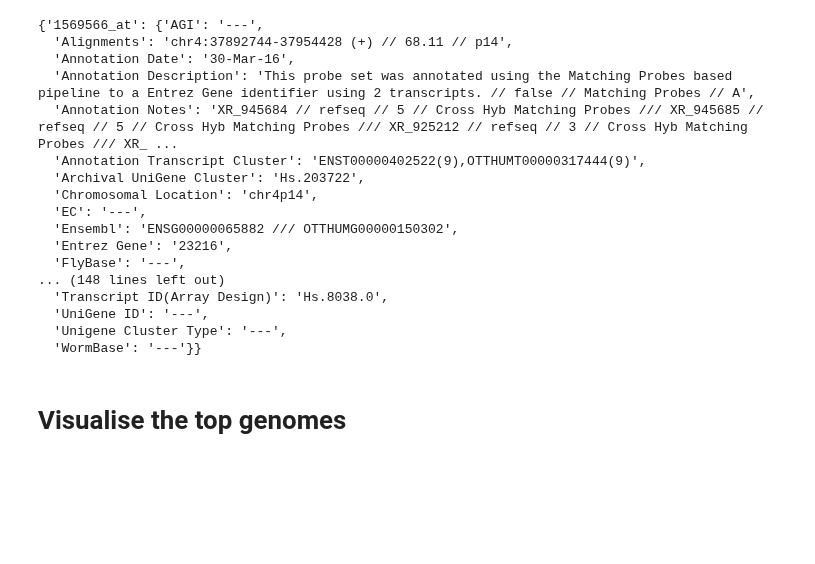
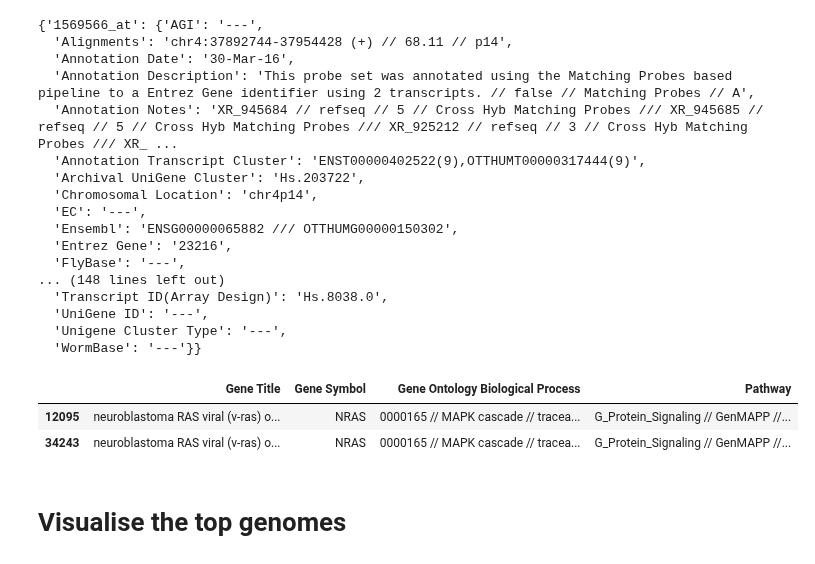
Before and after one commit to bramiozo/RexR, a Jupyter notebook: notebook_classification.ipynb, the cells around one changed output. Saved outputs shown, nothing was run; the diff lists cells and outputs as text; code cells hidden in the pictures; blank space fills up the shorter version.

```diff
--- a/notebook.ipynb
+++ b/notebook_classification.ipynb
@@ -478,6 +479,18 @@ probeset_to_genome_map
   'UniGene ID': '---',
   'Unigene Cluster Type': '---',
   'WormBase': '---'}}
+# %%
+mapping_data = pd.read_csv('_data/genomic_data/mapping-data/HG-U133_Plus_2.na36annot.txt',
+                           usecols = ['Pathway',
+                                      'Gene Title',
+                                      'Gene Symbol',
+                                      'Gene Ontology Biological Process'], sep='\t')
+# %%
+mapping_data.loc[mapping_data['Gene Symbol']=='NRAS']
+# %% [output]
+|  | Gene Title | Gene Symbol | Gene Ontology Biological Process | Pathway |
+| 12095 | neuroblastoma RAS viral (v-ras) o... | NRAS | 0000165 // MAPK cascade // tracea... | G_Protein_Signaling // GenMAPP //... |
+| 34243 | neuroblastoma RAS viral (v-ras) o... | NRAS | 0000165 // MAPK cascade // tracea... | G_Protein_Signaling // GenMAPP //... |
 # %% [markdown]
 # Visualise the top genomes
 # %% [markdown]
```
Also changed, not shown: parts of 1 cell of this notebook, 4 other files.
